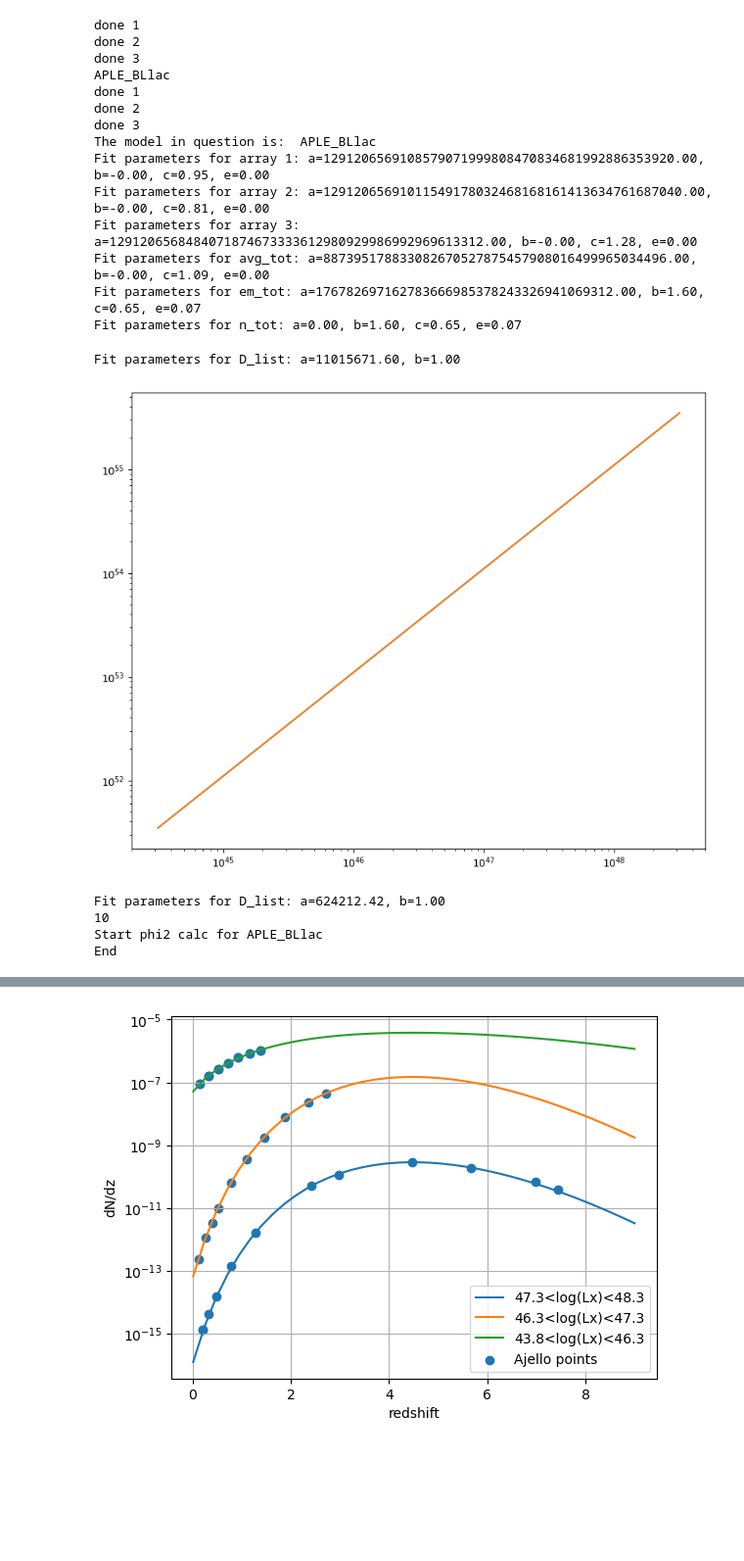
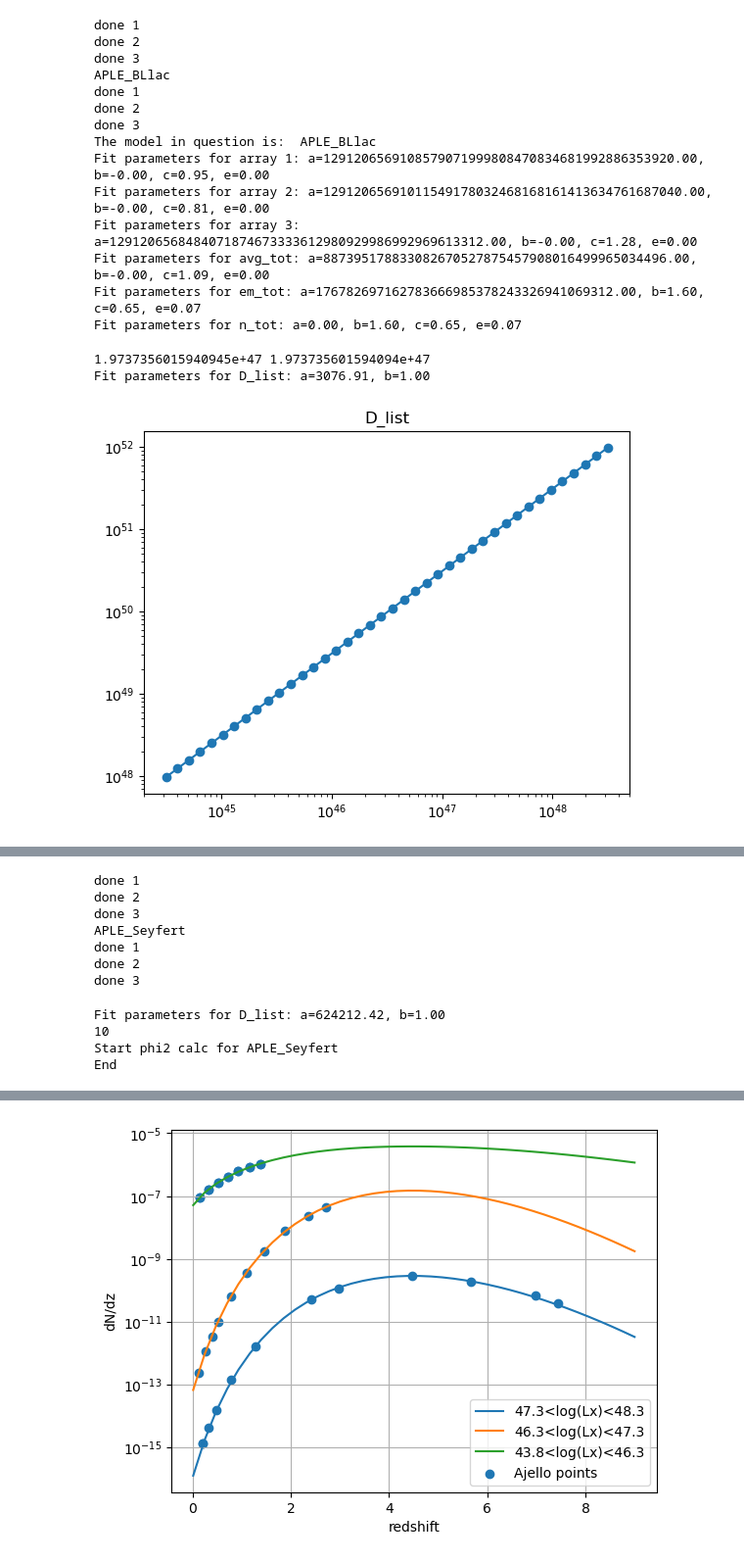
Before and after one commit to henan99/Project-related-to-first-semester-of-masters, a Jupyter notebook: Henrik_XLF_current.ipynb, the cells around one changed output, grey strips where cells are left out. Shown at 98% size. Drawn from its saved outputs; the diff is of its cells as text; code cells hidden in the pictures; blank space fills up the shorter version.

```diff
--- a/Henrik_XLF_current.ipynb
+++ b/Henrik_XLF_current.ipynb
@@ -369,6 +394,16 @@ def red_evo_calc():
         a6 = 47
 
         print("LDDE_AGN")
+
+    elif(selected_model == "APLE_Seyfert"):
+        a1 = 41
+        a2 = 43
+        a3 = 43
+        a4 = 45
+        a5 = 45
+        a6 = 47
+
+        print("APLE_Seyfert")
     else:
         a1 = 44.5
         a2 = 45.5
@@ -547,7 +582,8 @@ def objective_function(D, target_luminosity,func):
 
 def D_func(lx,a,b):
     return a*lx+b
-
+def neut_integrand(E_v,D):
+    return E_v*SED_neut(E_v,D)
 
 #print(integrate_SED(2.829371152471951e+42))
 
@@ -562,7 +598,7 @@ def D_list_calc(c):
         z_trial = Z_list[i]
         D_init = broken_power_law(z_trial, *popt_tot)* 624.15 #conversion from ergs to GeV
         Neutrino_luminosity = broken_power_law(z_trial, *popt_tot)* 624.15
-        result = minimize(objective_function, D_init, args=(Neutrino_luminosity,SED_neut),method='Nelder-Mead')
+        result = minimize(objective_function, D_init, args=(Neutrino_luminosity,neut_integrand),method='Nelder-Mead')
         D_list.append(result.x[0])
 
     D_list = []
@@ -570,26 +606,29 @@ def D_list_calc(c):
         lx = L_x[i]
         D_init = lx*624.15
         Neutrino_luminosity = lx*624.15
-        result = minimize(objective_function, D_init, args=(Neutrino_luminosity,SED_neut),method='Nelder-Mead')
+        result = minimize(objective_function, D_init, args=(Neutrino_luminosity,neut_integrand),method='Nelder-Mead')
         D_list.append(result.x[0])
 
 
     #result = minimize(objective_function, D_init, args=(broken_power_law(z_trial, *popt_tot)),method='Nelder-Mead')
     D_list = np.array(D_list)
 
+    print(integrate_SED(D_list[0],neut_integrand),L_x[0]*624.15)
     #popt_tot_D, pcov_tot_D= curve_fit(D_func, Z_list, D_list, p0=[D_list[0], 1, c, 1]) #c param very important and volatile
     #print(f"Fit parameters for D_list: a={popt_tot_D[0]:.2f}, b={popt_tot_D[1]:.2f}, c={popt_tot_D[2]:.8f}, d={popt_tot_D[3]:.2f}")
     popt_tot_D, pcov_tot_D= curve_fit(D_func, L_x, D_list, p0=[D_list[0], 1]) #c param very important and volatile
     print(f"Fit parameters for D_list: a={popt_tot_D[0]:.2f}, b={popt_tot_D[1]:.2f}")
 
-    plt.figure(figsize=(10, 8))
-    plt.plot(L_x,D_list)
+    plt.figure()
+    plt.scatter(L_x,D_list)
     plt.plot(L_x,D_func(L_x,*popt_tot_D))
     plt.xscale('log')
     plt.yscale('log')
+    plt.title("D_list")
     plt.show()
 
 
+
     return D_list, popt_tot_D
 # %%
 def flux_integrand(z):
@@ -597,11 +636,13 @@ def flux_integrand(z):
     E_z = cosmo.efunc(z)  # E(z) function from astropy
 
     #return (Dh / E_z) * SED_neut(Ev*(1+z),(D_func(z,*popt_tot_D))) / (Ev**2 *4 * np.pi * (1 + z)**2 )* broken_power_law(z, *popt_tot_n)
-    return (Dh / E_z) * SED_neut(Ev*(1+z),(D_func(broken_power_law(z, *popt_tot),*popt_tot_D))) / (Ev**2 *4 * np.pi * (1 + z)**2 )* broken_power_law(z, *popt_tot_n)
+    return (Dh / E_z) * SED_neut(Ev*(1+z),(D_func(broken_power_law(z, *popt_tot),*popt_tot_D))) / (4 * np.pi * (1 + z)**2 )* broken_power_law(z, *popt_tot_n)
 
 def calc_phi():
     global Ev
     d_phi = []
+
+    # Write your code here to write to the file
 
     for i in range(len(E_v_list)):
         Ev = E_v_list[i]
@@ -611,7 +652,9 @@ def calc_phi():
         results_flux = simpsons_integration(flux_integrand, 0.001, 9,n=2000)
         d_phi.append(results_flux/(3.0857*10**24)**2) #convert from Mpc^2 to cm^2
 
+
     d_phi = np.array(d_phi)
+
     return d_phi
 
 
@@ -837,35 +907,39 @@ End
 # %%
 selected_model = 'APLE_BLlac'
-#different models 'SLDDE_RG', 'AMPLE_Blazar', 'AMPLE_FSRQ', 'APLE_BLlac'
+#different models 'SLDDE_RG', 'AMPLE_Blazar', 'AMPLE_FSRQ', 'APLE_BLlac, 'LDDE_AGN', 'APLE_Seyfert'
 set_model_constants(selected_model)
 bllac_ir_z1, bllac_ir_z2, bllac_ir_z3, bllac_ir_z4 = lum_den_calc()
 bllac_ir_lx1, bllac_ir_lx2, bllac_ir_lx3, bllac_ir_lx4 = red_evo_calc()
 bllac_em_j1, bllac_em_j2, bllac_em_j3, bllac_em_tot, bllac_avg_lx1, bllac_avg_lx2, bllac_avg_lx3, bllac_avg_tot = em_avg_calc(bllac_ir_lx1, bllac_ir_lx2, bllac_ir_lx3, bllac_ir_lx4)
 
 bllac_n_tot =(bllac_ir_lx1)/cosmo1.differential_comoving_volume(Z_list).value
 popt1, popt2, popt3, popt_tot, popt_tot_em, popt_tot_n = return_fit_varaibles(bllac_avg_lx1, bllac_avg_lx2, bllac_avg_lx3, bllac_avg_tot, bllac_em_tot, bllac_n_tot,0.5)
 D_list, popt_tot_D = D_list_calc(3)
 bllac_d_phi = calc_phi()
-D_list_2, popt_tot_D_2 = D_fit_2()
-bllac_d_phi_2 = calc_phi_2()
+plt.figure()
+plt.scatter(Z_list,bllac_avg_tot)
+plt.plot(Z_list,broken_power_law(Z_list, *popt_tot))
+plt.title("average luminosity")
+#plt.xscale('log')
+plt.yscale('log')
+plt.show()
+#D_list_2, popt_tot_D_2 = D_fit_2()
+#bllac_d_phi_2 = calc_phi_2()
 # %% [output]
 done 1
 done 2
 done 3
 APLE_BLlac
 done 1
 done 2
 done 3
 The model in question is:  APLE_BLlac
 Fit parameters for array 1: a=1291206569108579071999808470834681992886353920.00, b=-0.00, c=0.95, e=0.00
 Fit parameters for array 2: a=12912065691011549178032468168161413634761687040.00, b=-0.00, c=0.81, e=0.00
 Fit parameters for array 3: a=1291206568484071874673333612980929986992969613312.00, b=-0.00, c=1.28, e=0.00
 Fit parameters for avg_tot: a=887395178833082670527875457908016499965034496.00, b=-0.00, c=1.09, e=0.00
 Fit parameters for em_tot: a=176782697162783666985378243326941069312.00, b=1.60, c=0.65, e=0.07
 Fit parameters for n_tot: a=0.00, b=1.60, c=0.65, e=0.07
-Fit parameters for D_list: a=11015671.60, b=1.00
+1.9737356015940945e+47 1.973735601594094e+47
+Fit parameters for D_list: a=3076.91, b=1.00
-[figure, old version]
+[figure, new version]
-Fit parameters for D_list: a=624212.42, b=1.00
-10
-Start phi2 calc for APLE_BLlac
-End
@@ -883,6 +958,32 @@ AGN_n_tot =(AGN_ir_lx1)/cosmo1.differential_comoving_volume(Z_list).value
 #AGN_d_phi = calc_phi()
 #D_list_2, popt_tot_D_2 = D_fit_2()
 #AGN_d_phi_2 = calc_phi_2()
+# %%
+selected_model = 'APLE_Seyfert'
+#different models 'SLDDE_RG', 'AMPLE_Blazar', 'AMPLE_FSRQ', 'APLE_BLlac, 'LDDE_AGN', 'APLE_Seyfert'
+set_model_constants(selected_model)
+sey_ir_z1, sey_ir_z2, sey_ir_z3, sey_ir_z4 = lum_den_calc()
+sey_ir_lx1, sey_ir_lx2, sey_ir_lx3, sey_ir_lx4 = red_evo_calc()
+sey_em_j1, sey_em_j2, sey_em_j3, sey_em_tot, sey_avg_lx1, sey_avg_lx2, sey_avg_lx3, sey_avg_tot = em_avg_calc(sey_ir_lx1, sey_ir_lx2, sey_ir_lx3, sey_ir_lx4)
+
+sey_n_tot =(sey_ir_lx1)/cosmo1.differential_comoving_volume(Z_list).value
+#popt1, popt2, popt3, popt_tot, popt_tot_em, popt_tot_n = return_fit_varaibles(sey_avg_lx1, sey_avg_lx2, sey_avg_lx3, sey_avg_tot, sey_em_tot, sey_n_tot,1)
+#D_list, popt_tot_D = D_list_calc(3)
+#sey_d_phi = calc_phi()
+D_list_2, popt_tot_D_2 = D_fit_2()
+sey_d_phi_2 = calc_phi_2()
+# %% [output]
+done 1
+done 2
+done 3
+APLE_Seyfert
+done 1
+done 2
+done 3
+Fit parameters for D_list: a=624212.42, b=1.00
+10
+Start phi2 calc for APLE_Seyfert
+End
 # %%
 
 plt.figure(1,figsize=(19,10))
```
Also changed, not shown: parts of 13 cells of this notebook, 25 other files.
